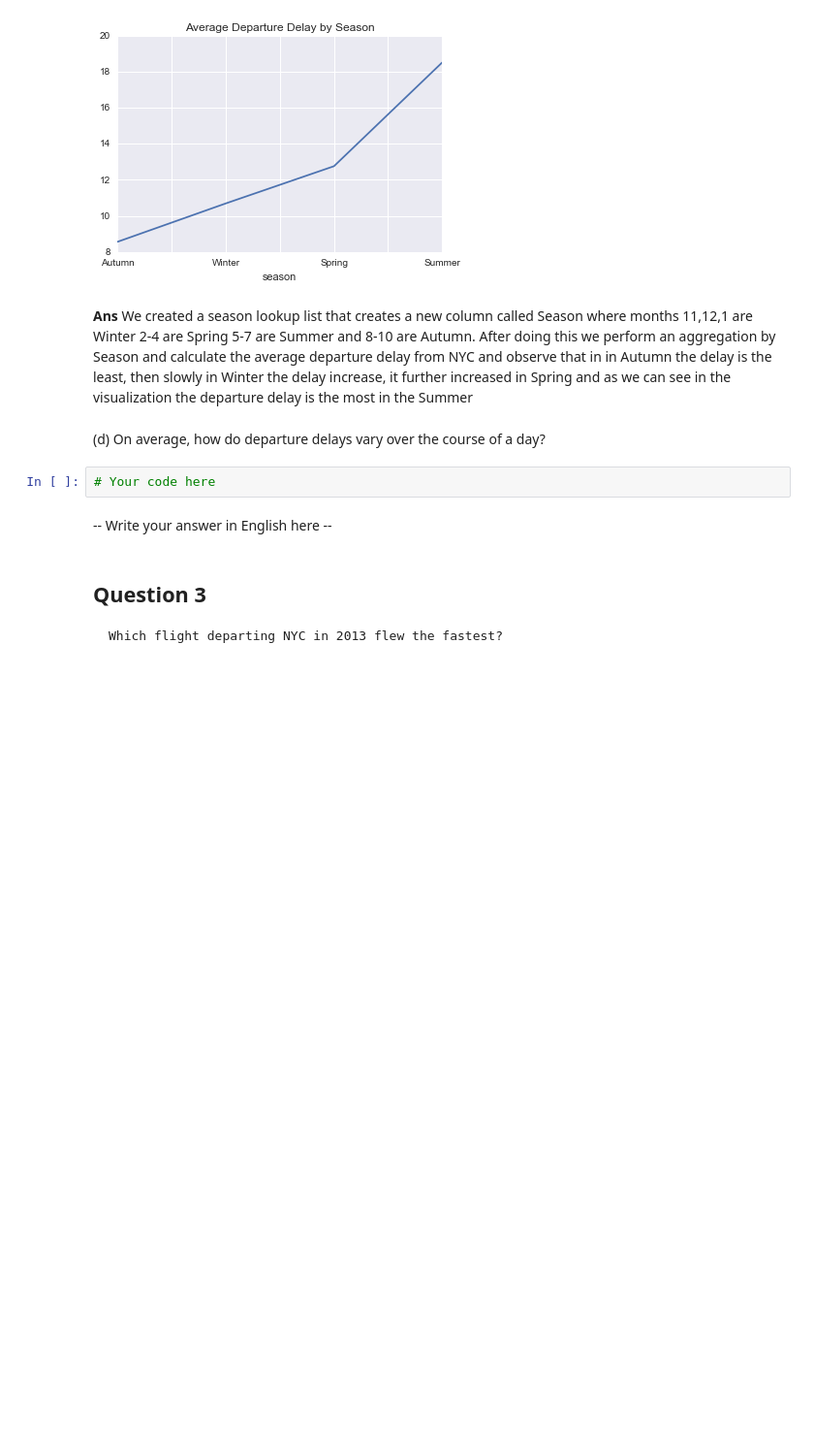
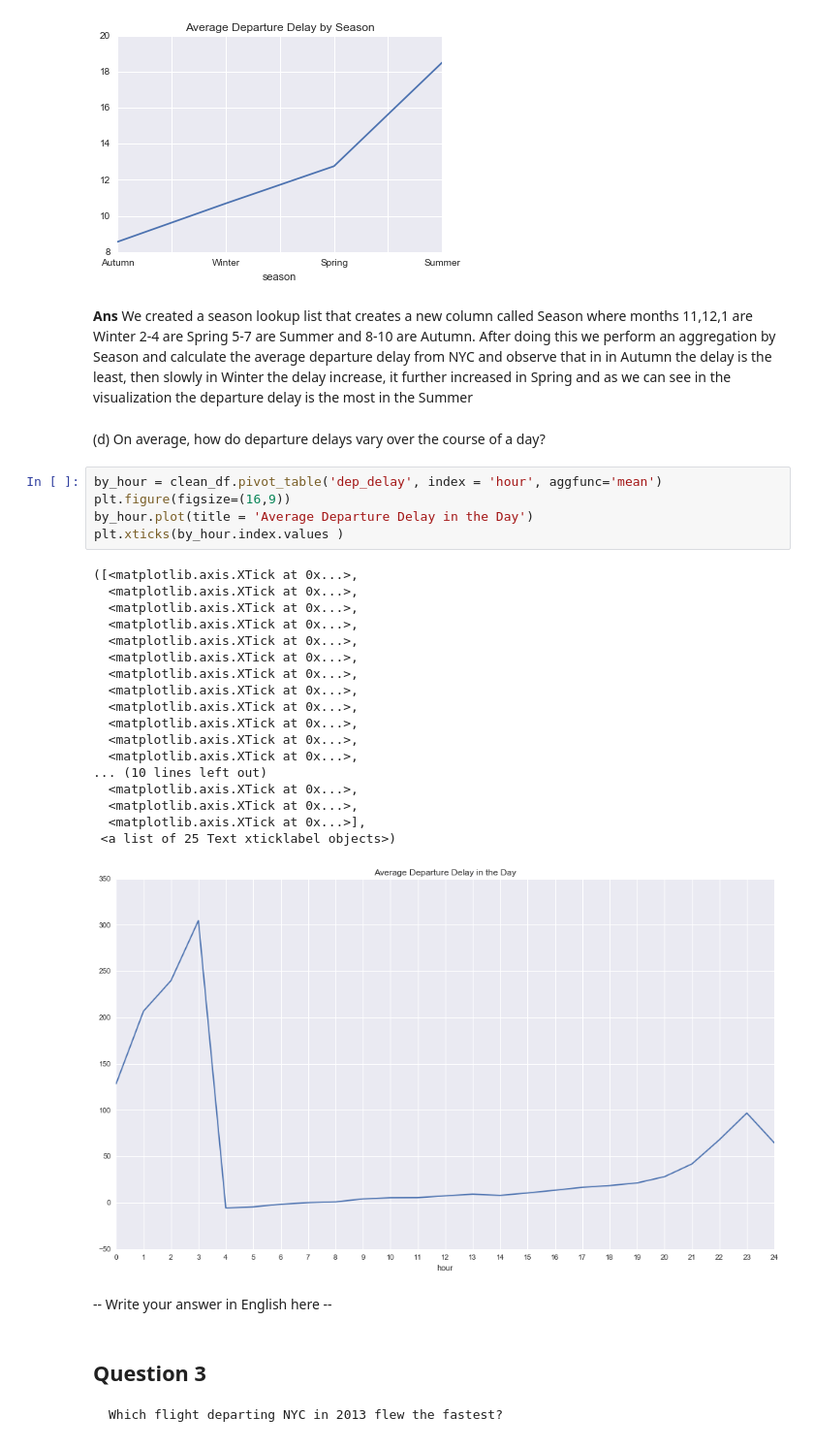
Before and after one commit to abhi32ag/Data_Science_2, a Jupyter notebook: Assignments/Problem_Set_1/ps1.ipynb, the cells around one changed output. Shown at 97% size. Drawn from its saved outputs; the diff is of its cells as text; blank space fills up the shorter version.

```diff
--- a/Assignments/Problem_Set_1/ps1.ipynb
+++ b/Assignments/Problem_Set_1/ps1.ipynb
@@ -300,8 +300,30 @@ by_season.plot(title = 'Average Departure Delay by Season')
 <b> Ans </b> We created a season lookup list that creates a new column called Season where months 11,12,1 are Winter 2-4 are Spring 5-7 are Summer and 8-10 are Autumn. After doing this we perform an aggregation by Season and calculate the average departure delay from NYC and observe that in in Autumn the delay is the least, then slowly in Winter the delay increase, it further increased in Spring and as we can see in the visualization the departure delay is the most in the Summer
 # %% [markdown]
 (d) On average, how do departure delays vary over the course of a day?
-# %%
-# Your code here
+# %%
+by_hour = clean_df.pivot_table('dep_delay', index = 'hour', aggfunc='mean')
+plt.figure(figsize=(16,9))
+by_hour.plot(title = 'Average Departure Delay in the Day')
+plt.xticks(by_hour.index.values )
+# %% [output]
+([<matplotlib.axis.XTick at 0x...>,
+  <matplotlib.axis.XTick at 0x...>,
+  <matplotlib.axis.XTick at 0x...>,
+  <matplotlib.axis.XTick at 0x...>,
+  <matplotlib.axis.XTick at 0x...>,
+  <matplotlib.axis.XTick at 0x...>,
+  <matplotlib.axis.XTick at 0x...>,
+  <matplotlib.axis.XTick at 0x...>,
+  <matplotlib.axis.XTick at 0x...>,
+  <matplotlib.axis.XTick at 0x...>,
+  <matplotlib.axis.XTick at 0x...>,
+  <matplotlib.axis.XTick at 0x...>,
+... (10 lines left out)
+  <matplotlib.axis.XTick at 0x...>,
+  <matplotlib.axis.XTick at 0x...>,
+  <matplotlib.axis.XTick at 0x...>],
+ <a list of 25 Text xticklabel objects>)
+[figure, added]
 # %% [markdown]
  -- Write your answer in English here --
 # %% [markdown]
```
